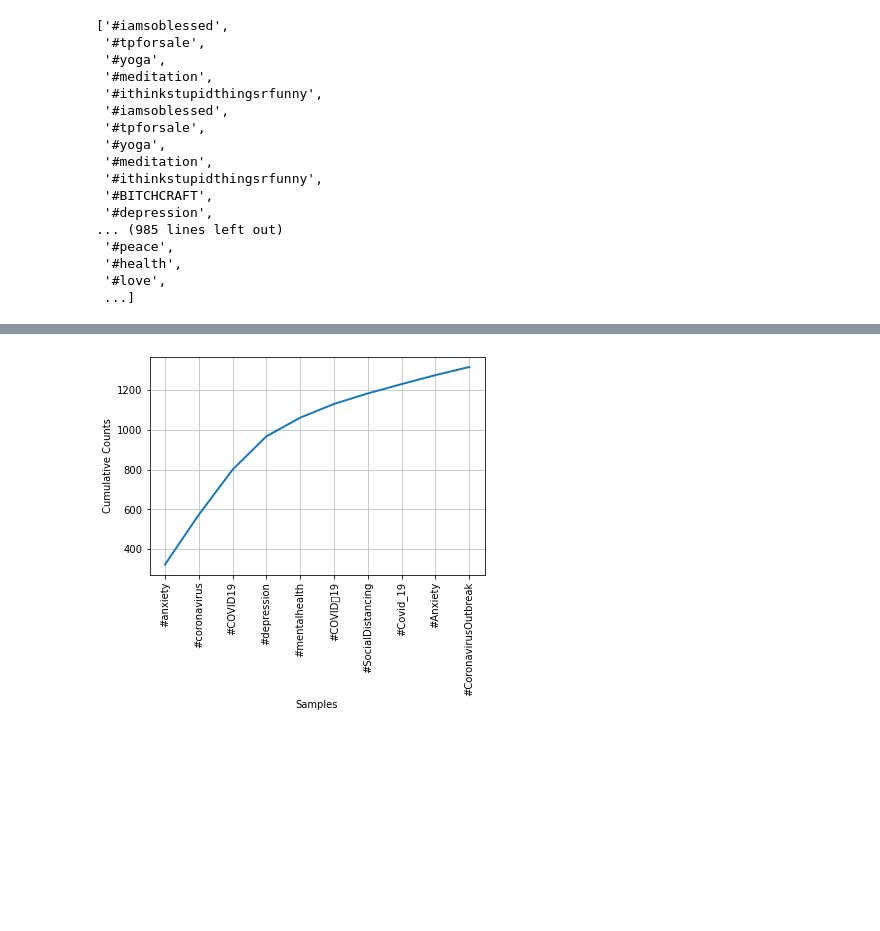
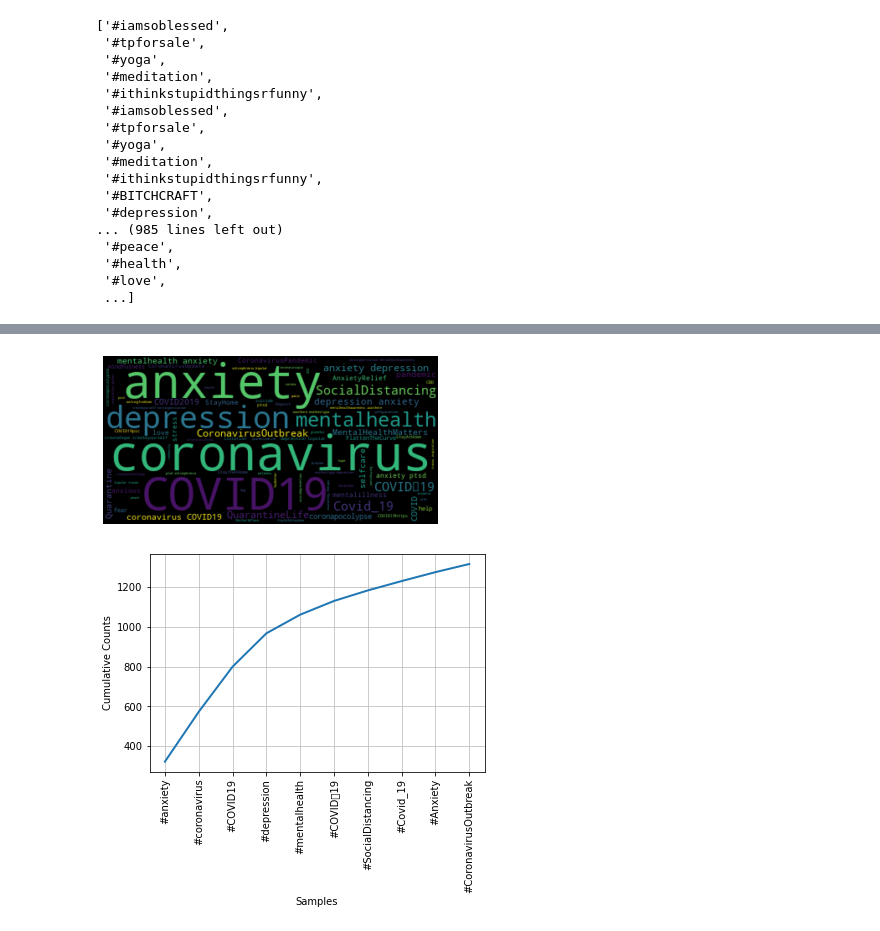
Before and after one commit to edwardsrk/depression-anxiety-tweets, a Jupyter notebook: Depression and Anxiety in Tweets.ipynb, the cells around one changed output, grey strips where cells are left out. Saved outputs shown, nothing was run; the diff lists cells and outputs as text; code cells hidden in the pictures; blank space fills up the shorter version.

```diff
--- a/Depression and Anxiety in Tweets.ipynb
+++ b/Depression and Anxiety in Tweets.ipynb
@@ -430,3 +430,10 @@ plt.show()
+# %%
+wordcloud = WordCloud(background_color="black").generate(flat_string)
+plt.imshow(wordcloud, interpolation='bilinear')
+plt.axis("off")
+plt.show()
+# %% [output]
+[figure, added]
 # %%
 freq = FreqDist(flat_combo)
 freq.plot(10, cumulative=True);
```
Also changed, not shown: parts of 9 cells of this notebook.
